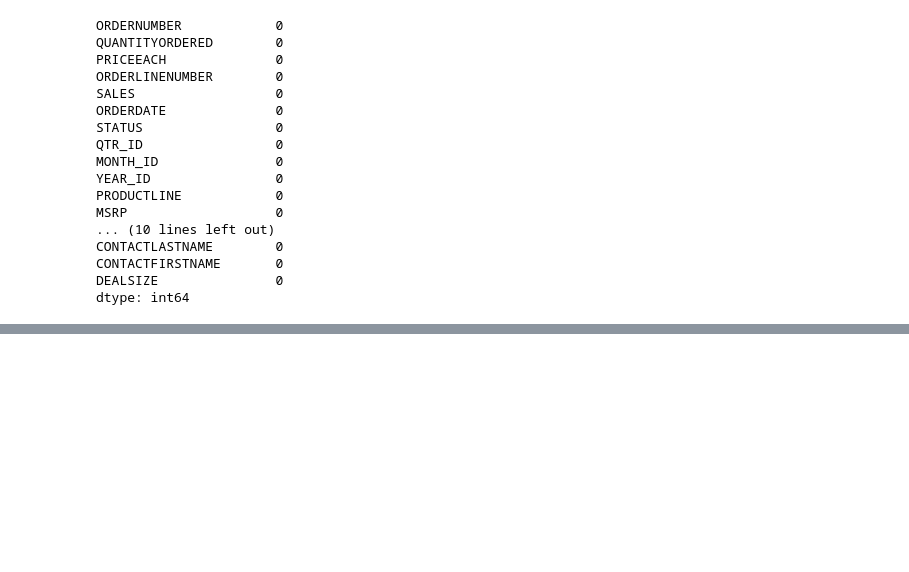
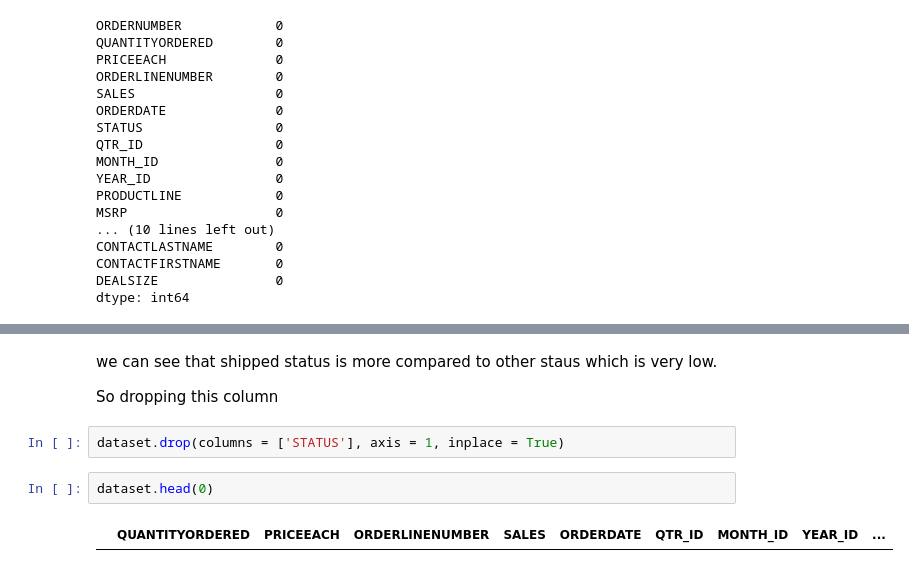
Before and after one commit to Satwikram/Customer-Segmentation, a Jupyter notebook: Customer SegmentationN.ipynb, the cells around one changed output, grey strips where cells are left out. Drawn from its saved outputs; the diff is of its cells as text; blank space fills up the shorter version.

```diff
--- a/Customer SegmentationN.ipynb
+++ b/Customer SegmentationN.ipynb
@@ -169,0 +255,10 @@ dtype: int64
+# %% [markdown]
+we can see that shipped status is more compared to other staus which is very low.
+
+So dropping this column
+# %%
+dataset.drop(columns = ['STATUS'], axis = 1, inplace = True)
+# %%
+dataset.head(0)
+# %% [output]
+|  | QUANTITYORDERED | PRICEEACH | ORDERLINENUMBER | SALES | ORDERDATE | QTR_ID | MONTH_ID | YEAR_ID | ... |
```
Also changed, not shown: parts of 15 cells of this notebook.
